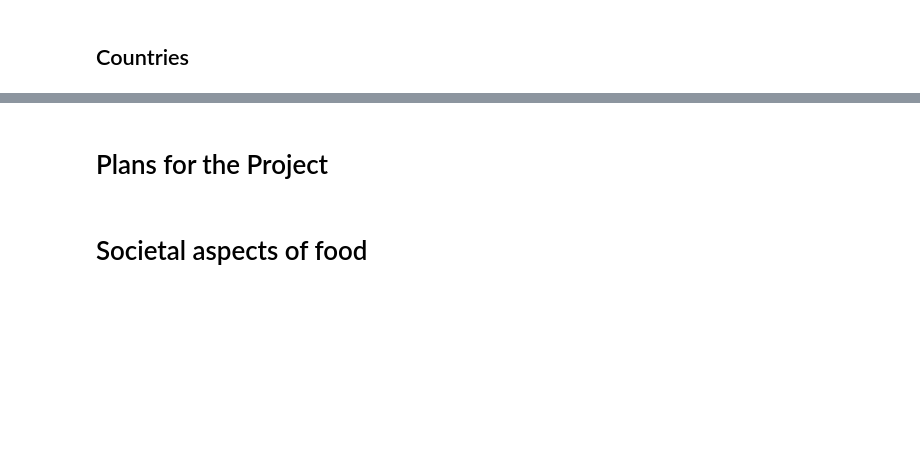
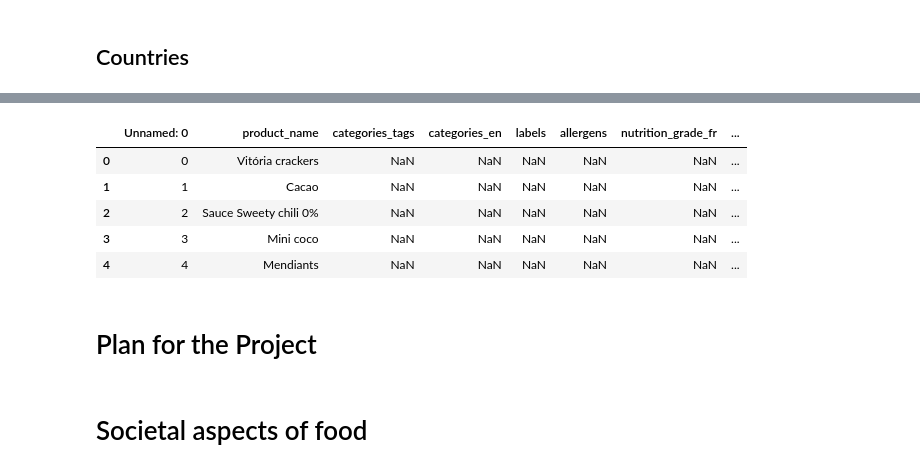
Before and after one commit to coiL10/AdamanTeam, a Jupyter notebook: milestone2.ipynb, the cells around one changed output, grey strips where cells are left out. Cells and saved outputs as stored; diff of their text form; code cells hidden in the pictures; blank space fills up the shorter version.

```diff
--- a/milestone2.ipynb
+++ b/milestone2.ipynb
@@ -447,8 +423,17 @@ data_countries1.head(100)
+# %%
+data_countries_cleaned.head()
+# %% [output]
+|  | Unnamed: 0 | product_name | categories_tags | categories_en | labels | allergens | nutrition_grade_fr | ... |
+| 0 | 0 | Vitória crackers | NaN | NaN | NaN | NaN | NaN | ... |
+| 1 | 1 | Cacao | NaN | NaN | NaN | NaN | NaN | ... |
+| 2 | 2 | Sauce Sweety chili 0% | NaN | NaN | NaN | NaN | NaN | ... |
+| 3 | 3 | Mini coco | NaN | NaN | NaN | NaN | NaN | ... |
+| 4 | 4 | Mendiants | NaN | NaN | NaN | NaN | NaN | ... |
 # %%
 mapped_by_countries = mapped[mapped['countries_en']!=""]
 mapped_by_countries = splitter(mapped_by_countries, 'countries_en')
 # %% [markdown]
-# Plans for the Project
+# Plan for the Project
 # %% [markdown]
 # Societal aspects of food
 # %% [markdown]
```
Also changed, not shown: parts of 20 cells of this notebook.
